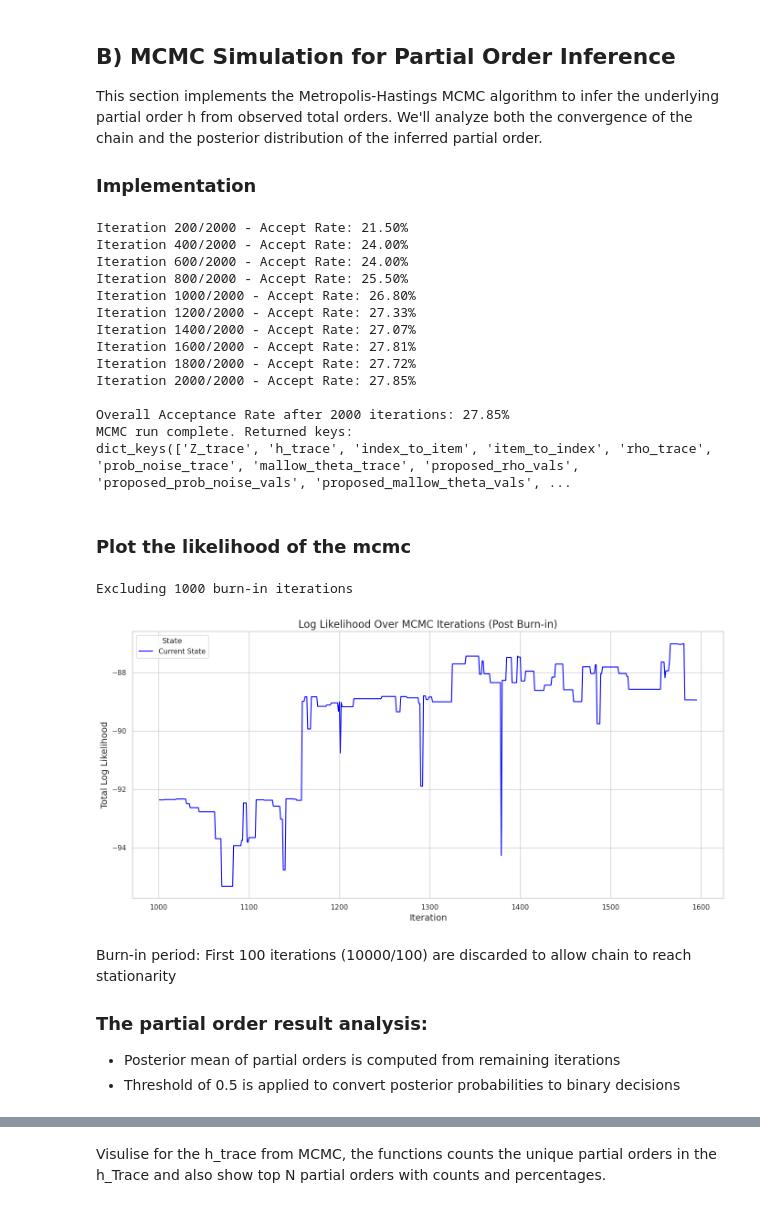
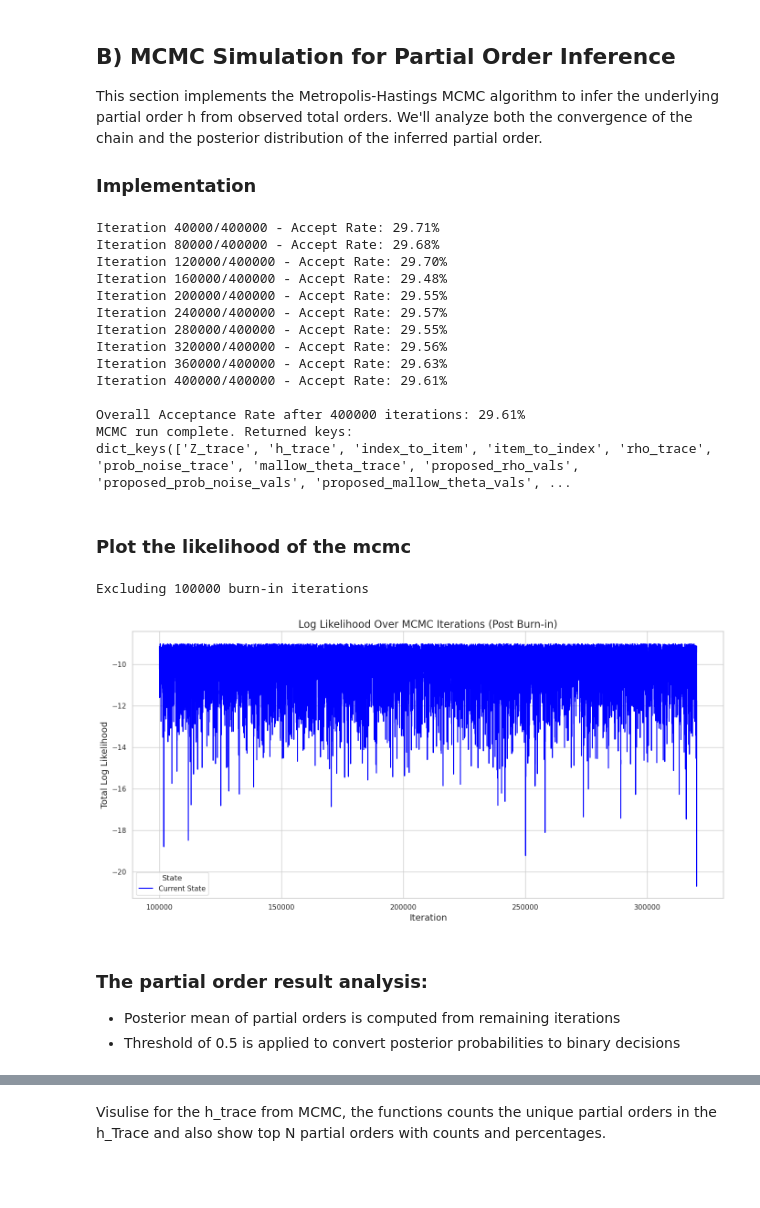
Before and after one commit to hollyli-dq/po_inference, a Jupyter notebook: notebook/mcmc_simulation.ipynb, the cells around one changed output, grey strips where cells are left out. Cells and saved outputs as stored; diff of their text form; code cells hidden in the pictures; blank space fills up the shorter version.

```diff
--- a/notebook/mcmc_simulation.ipynb
+++ b/notebook/mcmc_simulation.ipynb
@@ -94,7 +92,7 @@ We generate a partial order using the `generate_random_PO` function and provide
   - The value of `N` should be chosen thoughtfully to ensure the quality of the MCMC sampling.
 # %%
 # 1. Set up parameters for partial order generation
-n = 8  # Number of nodes/items in the partial order
+n = 6  # Number of nodes/items in the partial order
 N = 30  # Number of total orders to sample from the partial order
 
 # 2. Load configuration parameters
@@ -299,18 +296,18 @@ mcmc_results = mcmc_partial_order(
 print("MCMC run complete. Returned keys:")
 print(mcmc_results.keys())
 # %% [output]
-Iteration 200/2000 - Accept Rate: 21.50%
-Iteration 400/2000 - Accept Rate: 24.00%
-Iteration 600/2000 - Accept Rate: 24.00%
-Iteration 800/2000 - Accept Rate: 25.50%
-Iteration 1000/2000 - Accept Rate: 26.80%
-Iteration 1200/2000 - Accept Rate: 27.33%
-Iteration 1400/2000 - Accept Rate: 27.07%
-Iteration 1600/2000 - Accept Rate: 27.81%
-Iteration 1800/2000 - Accept Rate: 27.72%
-Iteration 2000/2000 - Accept Rate: 27.85%
+Iteration 40000/400000 - Accept Rate: 29.71%
+Iteration 80000/400000 - Accept Rate: 29.68%
+Iteration 120000/400000 - Accept Rate: 29.70%
+Iteration 160000/400000 - Accept Rate: 29.48%
+Iteration 200000/400000 - Accept Rate: 29.55%
+Iteration 240000/400000 - Accept Rate: 29.57%
+Iteration 280000/400000 - Accept Rate: 29.55%
+Iteration 320000/400000 - Accept Rate: 29.56%
+Iteration 360000/400000 - Accept Rate: 29.63%
+Iteration 400000/400000 - Accept Rate: 29.61%
 
-Overall Acceptance Rate after 2000 iterations: 27.85%
+Overall Acceptance Rate after 400000 iterations: 29.61%
 MCMC run complete. Returned keys:
 dict_keys(['Z_trace', 'h_trace', 'index_to_item', 'item_to_index', 'rho_trace', 'prob_noise_trace', 'mallow_theta_trace', 'proposed_rho_vals', 'proposed_prob_noise_vals', 'proposed_mallow_theta_vals', ...
 # %% [markdown]
@@ -318,15 +315,13 @@ dict_keys(['Z_trace', 'h_trace', 'index_to_item', 'item_to_index', 'rho_trace',
 # %%
 # Get log likelihood values from MCMC results
 log_likelihood_currents = mcmc_results.get('log_likelihood_currents', [])
 
 # Create plot
-POPlot.plot_log_likelihood(log_likelihood_currents, burn_in=1000)
+POPlot.plot_log_likelihood(log_likelihood_currents, burn_in=100000)
 # %% [output]
-Excluding 1000 burn-in iterations
+Excluding 100000 burn-in iterations
-[figure, old version]
+[figure, new version]
 # %% [markdown]
-Burn-in period: First 100 iterations (10000/100) are discarded to allow chain to reach stationarity
-
 ### The partial order result analysis:
 
 - Posterior mean of partial orders is computed from remaining iterations
```
Also changed, not shown: parts of 9 cells of this notebook, 5 other files.
